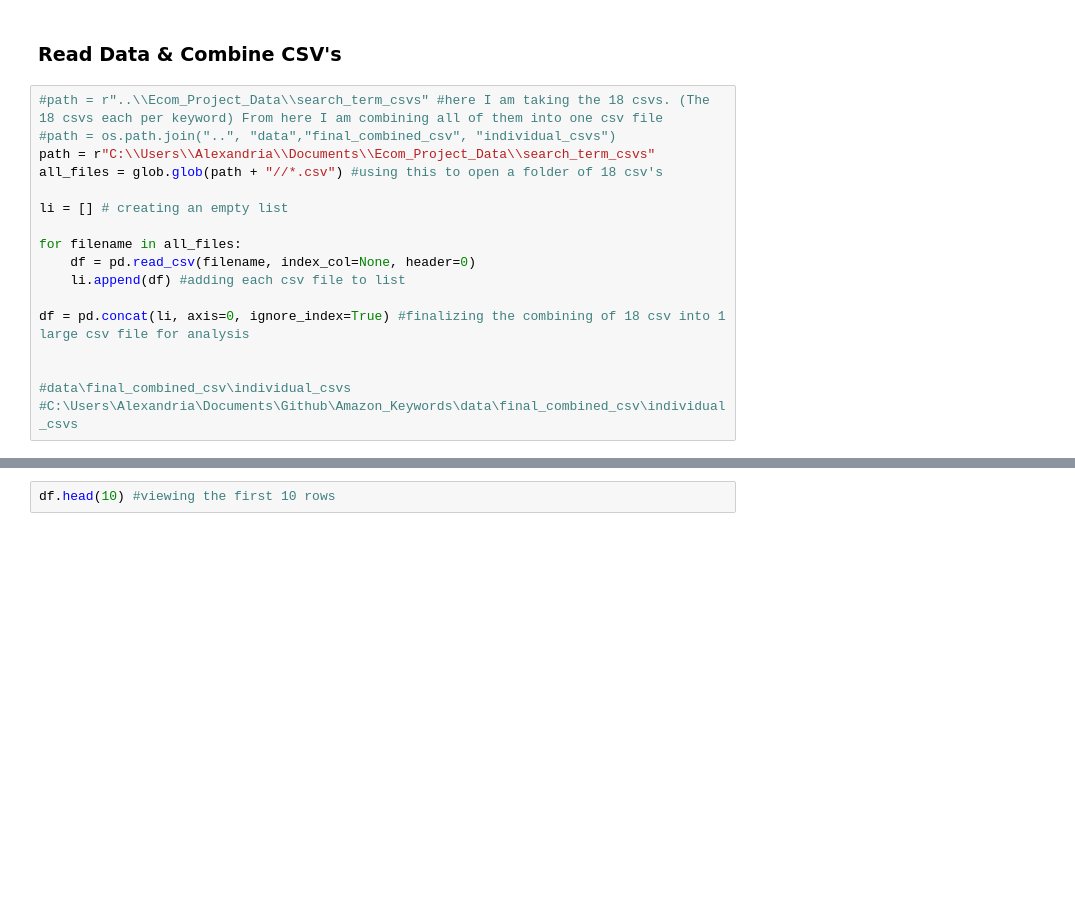
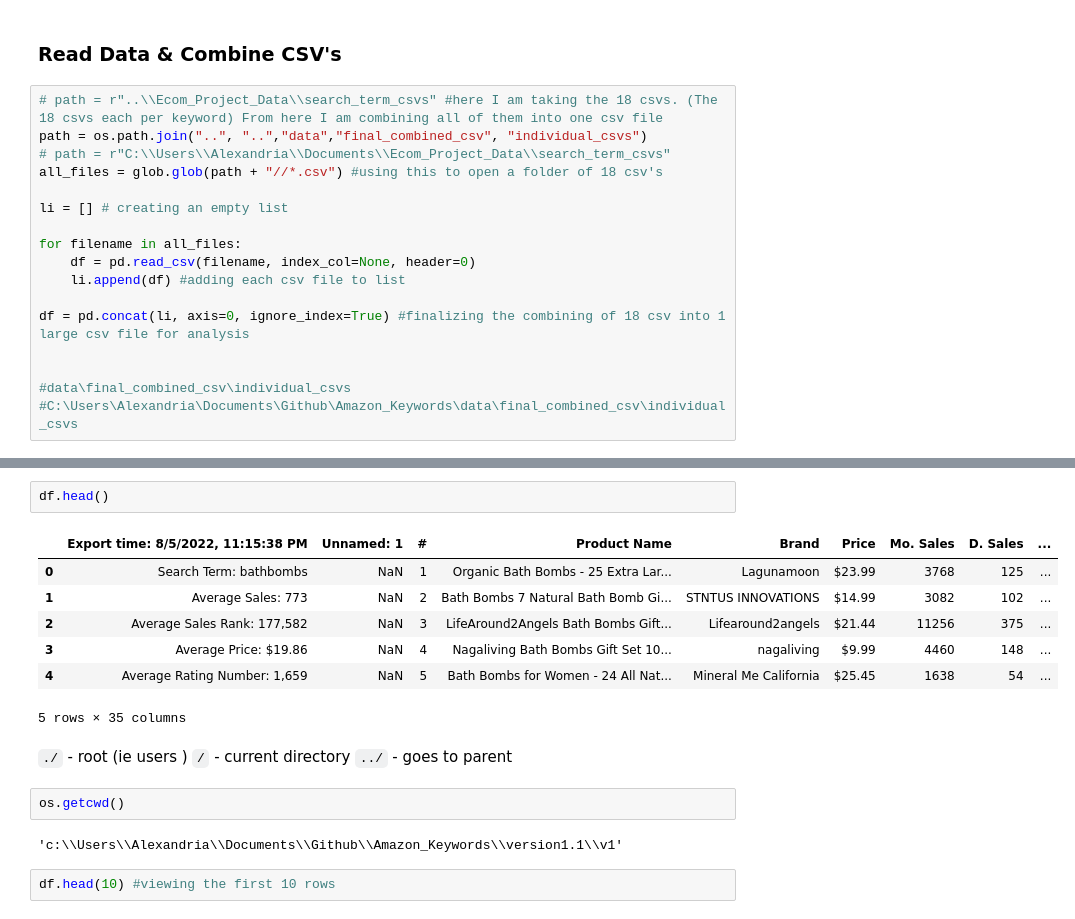
Before and after one commit to Alexandria-Ransom/Amazon_Keywords, a Jupyter notebook: version1.1/v1/keywords_ecom.ipynb, the cells around one changed output, grey strips where cells are left out. Cells and saved outputs as stored; diff of their text form; blank space fills up the shorter version.

```diff
--- a/version1.1/v1/keywords_ecom.ipynb
+++ b/version1.1/v1/keywords_ecom.ipynb
@@ -34,9 +34,9 @@ import os
 # %% [markdown]
 ### **Read Data & Combine CSV's**
 # %%
-#path = r"..\\Ecom_Project_Data\\search_term_csvs" #here I am taking the 18 csvs. (The 18 csvs each per keyword) From here I am combining all of them into one csv file
-#path = os.path.join("..", "data","final_combined_csv", "individual_csvs")
-path = r"C:\\Users\\Alexandria\\Documents\\Ecom_Project_Data\\search_term_csvs"
+# path = r"..\\Ecom_Project_Data\\search_term_csvs" #here I am taking the 18 csvs. (The 18 csvs each per keyword) From here I am combining all of them into one csv file
+path = os.path.join("..", "..","data","final_combined_csv", "individual_csvs")
+# path = r"C:\\Users\\Alexandria\\Documents\\Ecom_Project_Data\\search_term_csvs"
 all_files = glob.glob(path + "//*.csv") #using this to open a folder of 18 csv's
 
 li = [] # creating an empty list
@@ -53,3 +64,21 @@ df = pd.concat(li, axis=0, ignore_index=True) #finalizing the combining of 18 cs
+# %%
+df.head()
+# %% [output]
+|  | Export time: 8/5/2022, 11:15:38 PM | Unnamed: 1 | # | Product Name | Brand | Price | Mo. Sales | D. Sales | ... |
+| 0 | Search Term: bathbombs | NaN | 1 | Organic Bath Bombs - 25 Extra Lar... | Lagunamoon | $23.99 | 3768 | 125 | ... |
+| 1 | Average Sales: 773 | NaN | 2 | Bath Bombs 7 Natural Bath Bomb Gi... | STNTUS INNOVATIONS | $14.99 | 3082 | 102 | ... |
+| 2 | Average Sales Rank: 177,582 | NaN | 3 | LifeAround2Angels Bath Bombs Gift... | Lifearound2angels | $21.44 | 11256 | 375 | ... |
+| 3 | Average Price: $19.86 | NaN | 4 | Nagaliving Bath Bombs Gift Set 10... | nagaliving | $9.99 | 4460 | 148 | ... |
+| 4 | Average Rating Number: 1,659 | NaN | 5 | Bath Bombs for Women - 24 All Nat... | Mineral Me California | $25.45 | 1638 | 54 | ... |
+5 rows × 35 columns
+# %% [markdown]
+`./` - root (ie users )
+`/` - current directory
+`../` - goes to parent
+# %%
+os.getcwd()
+# %% [output]
+'c:\\Users\\Alexandria\\Documents\\Github\\Amazon_Keywords\\version1.1\\v1'
 # %%
 df.head(10) #viewing the first 10 rows
 # %% [output]
```
Also changed, not shown: parts of 13 cells of this notebook, 1 other file.
